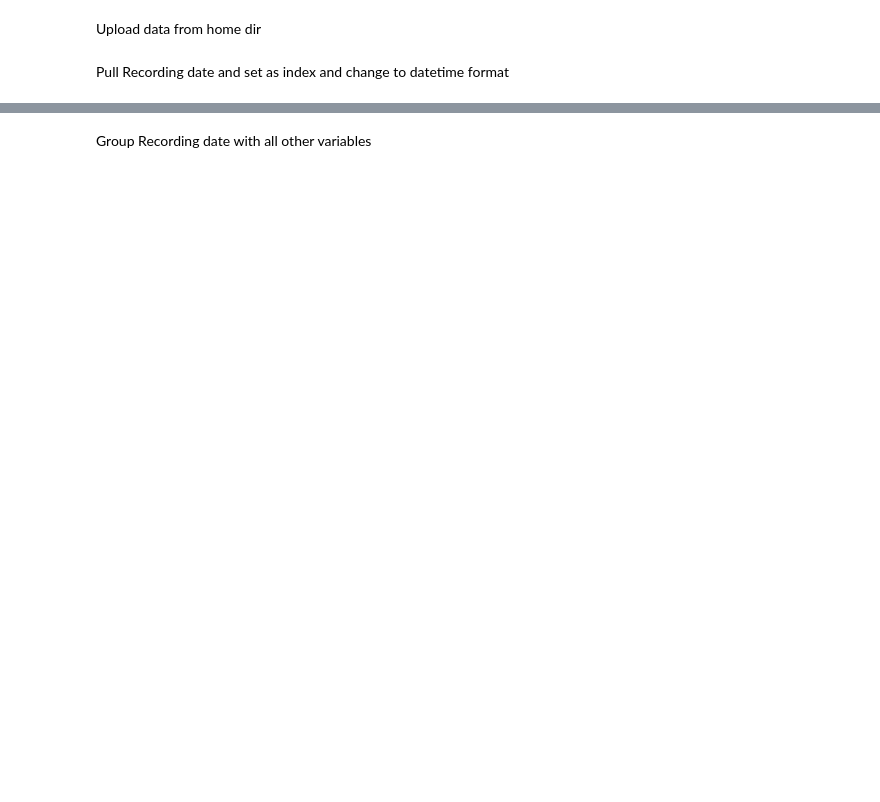
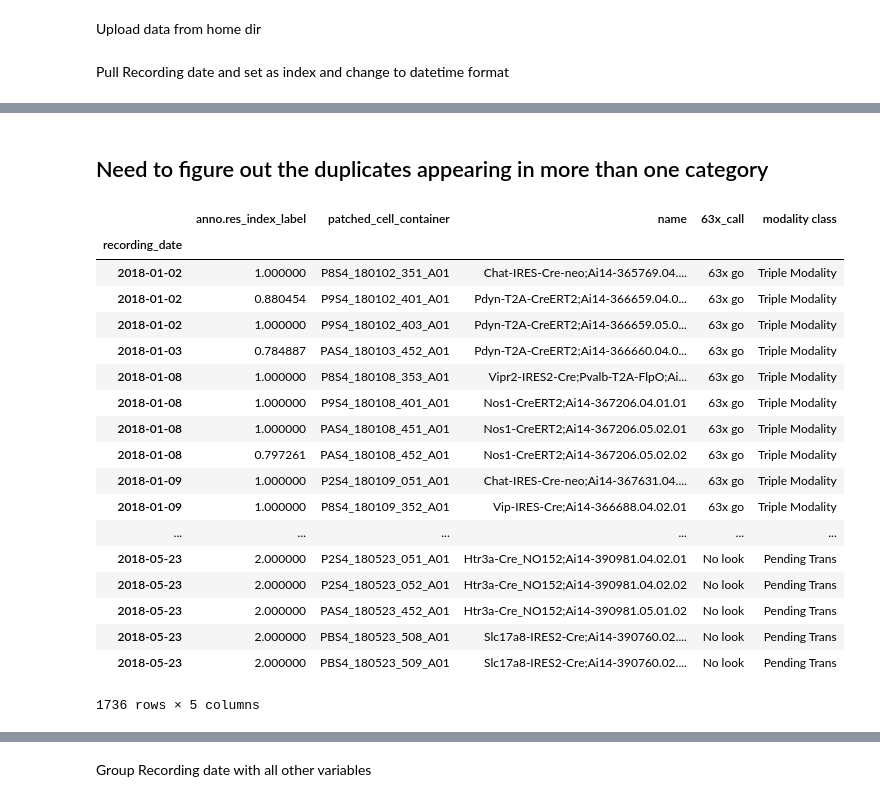
Before and after one commit to ru57y34nn/SMART_goals, a Jupyter notebook: src/Mouse_Smart_Data.ipynb, the cells around one changed output, grey strips where cells are left out. Drawn from its saved outputs; the diff is of its cells as text; code cells hidden in the pictures; blank space fills up the shorter version.

```diff
--- a/src/Mouse_Smart_Data.ipynb
+++ b/src/Mouse_Smart_Data.ipynb
@@ -27,2 +62,10 @@ Pull Recording date and set as index and change to datetime format
+# %%
+def concat_df(a, b, c, d, e):
+    frames = (a, b, c, d, e)
+    df = pd.concat(frames)
+    return df
+# %%
+def modality_reclass(df):
+    return concat_df(*reclassify(df))
 # %%
 mdata['recording_date'] = pd.to_datetime(mdata['recording_date'], format='%Y-%m-%d')
@@ -37,2 +82,28 @@ mdata.head()
 | 2018-01-02 | 0.880454 | P9S4_180102_401_A01 | Pdyn-T2A-CreERT2;Ai14-366659.04.0... | 63x go |
 | 2018-01-02 | 1.000000 | P9S4_180102_402_A01 | Chat-IRES-Cre-neo;Ai14-365769.03.... | 63x no go |
+# %%
+mdata1 = modality_reclass(mdata)
+# %% [markdown]
+## Need to figure out the duplicates appearing in more than one category
+# %%
+mdata1.to_csv("c:\users\rustym\")
+# %% [output]
+|  | anno.res_index_label | patched_cell_container | name | 63x_call | modality class |
+| recording_date |  |  |  |  |  |
+| 2018-01-02 | 1.000000 | P8S4_180102_351_A01 | Chat-IRES-Cre-neo;Ai14-365769.04.... | 63x go | Triple Modality |
+| 2018-01-02 | 0.880454 | P9S4_180102_401_A01 | Pdyn-T2A-CreERT2;Ai14-366659.04.0... | 63x go | Triple Modality |
+| 2018-01-02 | 1.000000 | P9S4_180102_403_A01 | Pdyn-T2A-CreERT2;Ai14-366659.05.0... | 63x go | Triple Modality |
+| 2018-01-03 | 0.784887 | PAS4_180103_452_A01 | Pdyn-T2A-CreERT2;Ai14-366660.04.0... | 63x go | Triple Modality |
+| 2018-01-08 | 1.000000 | P8S4_180108_353_A01 | Vipr2-IRES2-Cre;Pvalb-T2A-FlpO;Ai... | 63x go | Triple Modality |
+| 2018-01-08 | 1.000000 | P9S4_180108_401_A01 | Nos1-CreERT2;Ai14-367206.04.01.01 | 63x go | Triple Modality |
+| 2018-01-08 | 1.000000 | PAS4_180108_451_A01 | Nos1-CreERT2;Ai14-367206.05.02.01 | 63x go | Triple Modality |
+| 2018-01-08 | 0.797261 | PAS4_180108_452_A01 | Nos1-CreERT2;Ai14-367206.05.02.02 | 63x go | Triple Modality |
+| 2018-01-09 | 1.000000 | P2S4_180109_051_A01 | Chat-IRES-Cre-neo;Ai14-367631.04.... | 63x go | Triple Modality |
+| 2018-01-09 | 1.000000 | P8S4_180109_352_A01 | Vip-IRES-Cre;Ai14-366688.04.02.01 | 63x go | Triple Modality |
+| ... | ... | ... | ... | ... | ... |
+| 2018-05-23 | 2.000000 | P2S4_180523_051_A01 | Htr3a-Cre_NO152;Ai14-390981.04.02.01 | No look | Pending Trans |
+| 2018-05-23 | 2.000000 | P2S4_180523_052_A01 | Htr3a-Cre_NO152;Ai14-390981.04.02.02 | No look | Pending Trans |
+| 2018-05-23 | 2.000000 | PAS4_180523_452_A01 | Htr3a-Cre_NO152;Ai14-390981.05.01.02 | No look | Pending Trans |
+| 2018-05-23 | 2.000000 | PBS4_180523_508_A01 | Slc17a8-IRES2-Cre;Ai14-390760.02.... | No look | Pending Trans |
+| 2018-05-23 | 2.000000 | PBS4_180523_509_A01 | Slc17a8-IRES2-Cre;Ai14-390760.02.... | No look | Pending Trans |
+1736 rows × 5 columns
```
Also changed, not shown: parts of 9 cells of this notebook.
